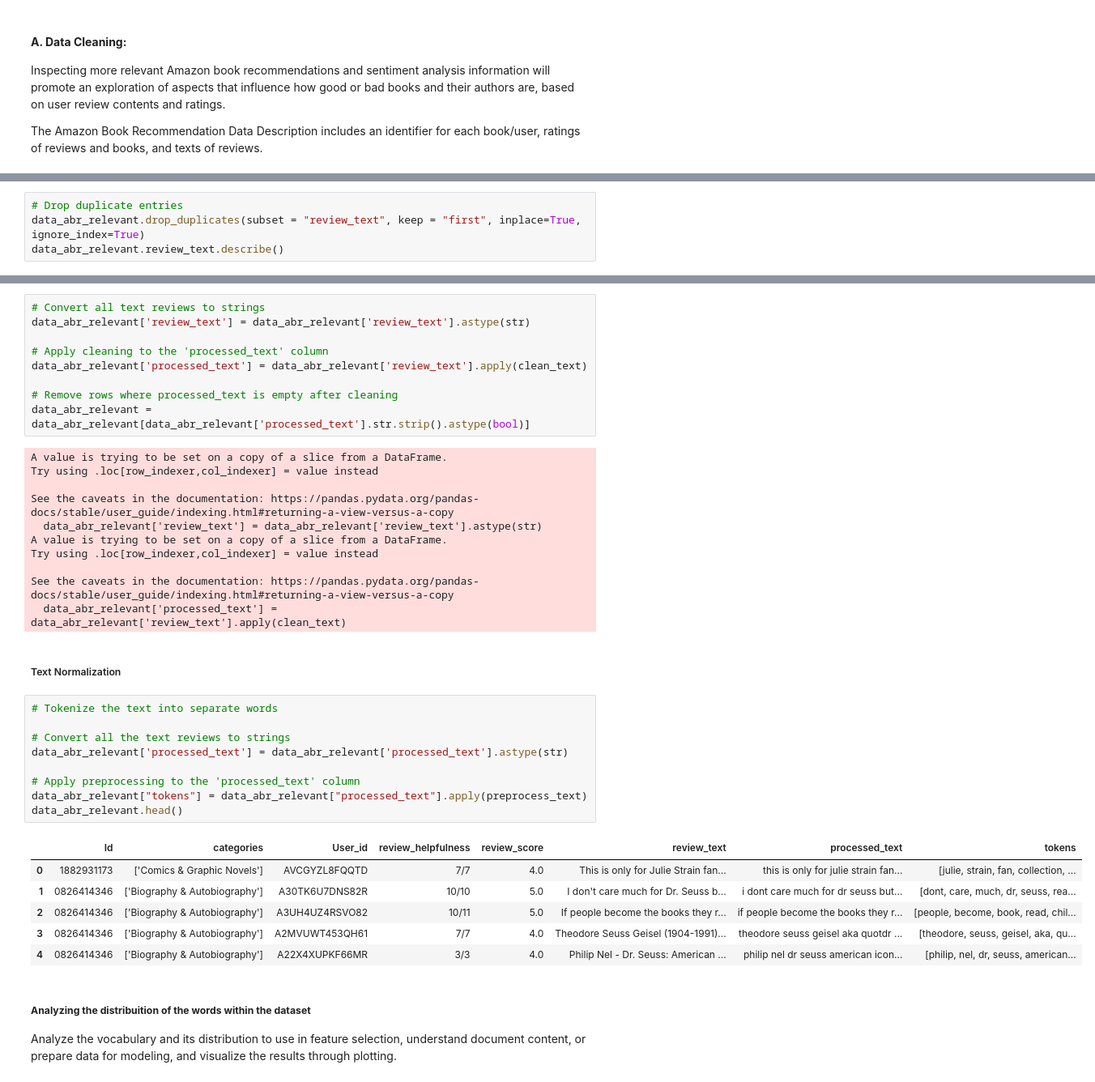
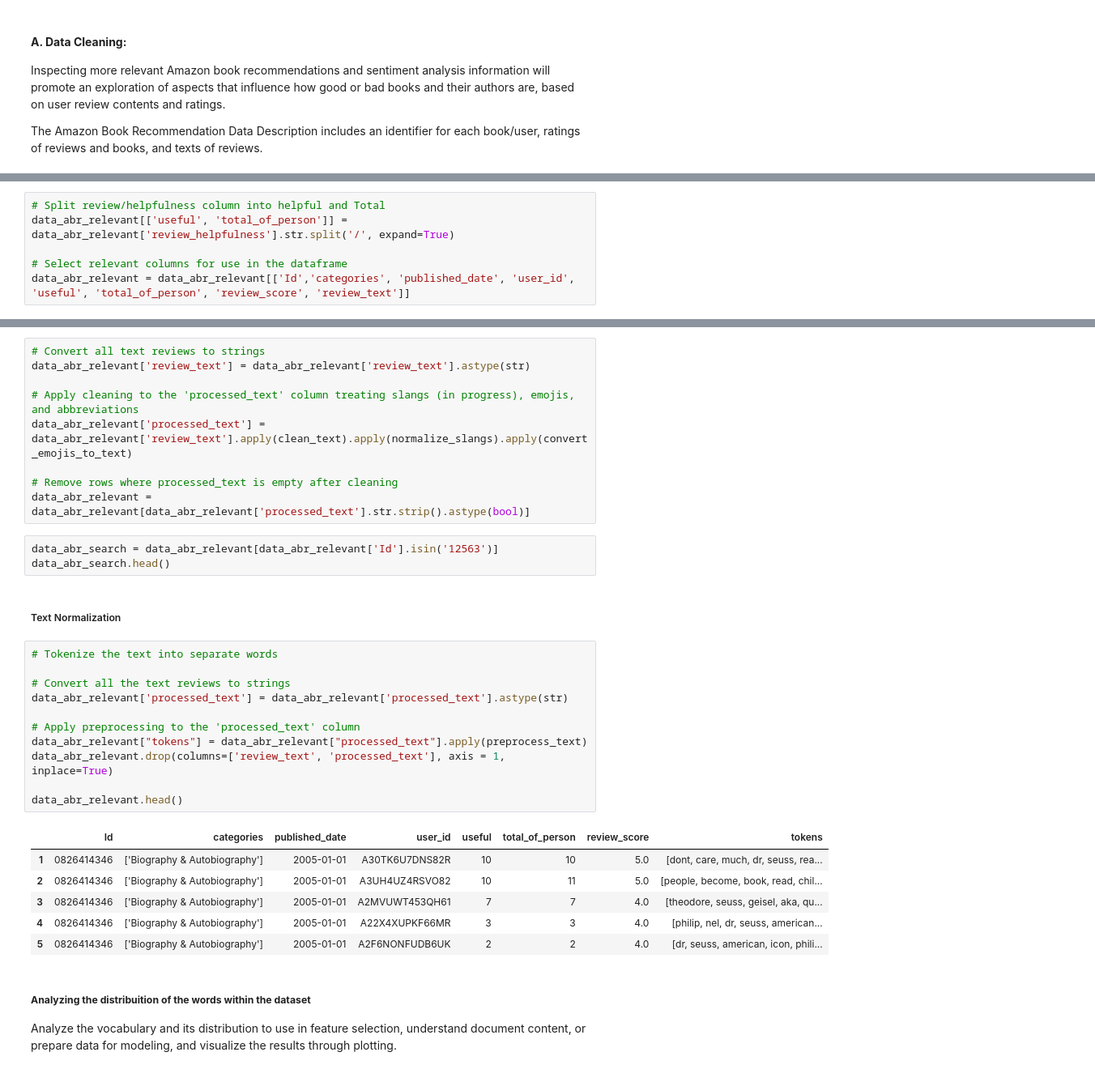
Before and after one commit to AML-2304-NaturalLanguageProcessing/AmazonBooksRecommendation, a Jupyter notebook: notebooks/amazon-books-data-preprocessing.ipynb, the cells around one changed output, grey strips where cells are left out. Shown at 81% size. Drawn from its saved outputs; the diff is of its cells as text.

Commit message:
Update amazon-books-data-preprocessing.ipynb
Adding functions to handle emojis and slangs

```diff
--- a/notebooks/amazon-books-data-preprocessing.ipynb
+++ b/notebooks/amazon-books-data-preprocessing.ipynb
@@ -153,4 +219,0 @@ Name: count, dtype: int64
-# %%
-# Drop duplicate entries
-data_abr_relevant.drop_duplicates(subset = "review_text", keep = "first", inplace=True, ignore_index=True)
-data_abr_relevant.review_text.describe()
@@ -166,0 +220,6 @@ Name: review_text, dtype: object
+# %%
+# Split review/helpfulness column into helpful and Total
+data_abr_relevant[['useful', 'total_of_person']] = data_abr_relevant['review_helpfulness'].str.split('/', expand=True)
+
+# Select relevant columns for use in the dataframe
+data_abr_relevant = data_abr_relevant[['Id','categories', 'published_date', 'user_id', 'useful', 'total_of_person', 'review_score', 'review_text']]
@@ -208,41 +330,35 @@ def preprocess_text(text):
-# %%
-# Convert all text reviews to strings
-data_abr_relevant['review_text'] = data_abr_relevant['review_text'].astype(str)
-
-# Apply cleaning to the 'processed_text' column
-data_abr_relevant['processed_text'] = data_abr_relevant['review_text'].apply(clean_text)
-
-# Remove rows where processed_text is empty after cleaning
-data_abr_relevant = data_abr_relevant[data_abr_relevant['processed_text'].str.strip().astype(bool)]
-# %% [output]
-A value is trying to be set on a copy of a slice from a DataFrame.
-Try using .loc[row_indexer,col_indexer] = value instead
-
-See the caveats in the documentation: https://pandas.pydata.org/pandas-docs/stable/user_guide/indexing.html#returning-a-view-versus-a-copy
-  data_abr_relevant['review_text'] = data_abr_relevant['review_text'].astype(str)
-A value is trying to be set on a copy of a slice from a DataFrame.
-Try using .loc[row_indexer,col_indexer] = value instead
-
-See the caveats in the documentation: https://pandas.pydata.org/pandas-docs/stable/user_guide/indexing.html#returning-a-view-versus-a-copy
-  data_abr_relevant['processed_text'] = data_abr_relevant['review_text'].apply(clean_text)
+# %%
+# Convert all text reviews to strings
+data_abr_relevant['review_text'] = data_abr_relevant['review_text'].astype(str)
+
+# Apply cleaning to the 'processed_text' column treating slangs (in progress), emojis, and abbreviations
+data_abr_relevant['processed_text'] = data_abr_relevant['review_text'].apply(clean_text).apply(normalize_slangs).apply(convert_emojis_to_text)
+
+# Remove rows where processed_text is empty after cleaning
+data_abr_relevant = data_abr_relevant[data_abr_relevant['processed_text'].str.strip().astype(bool)]
+# %%
+data_abr_search = data_abr_relevant[data_abr_relevant['Id'].isin('12563')]
+data_abr_search.head()
 # %% [markdown]
 ##### Text Normalization
 # %%
 # Tokenize the text into separate words
 
 # Convert all the text reviews to strings
 data_abr_relevant['processed_text'] = data_abr_relevant['processed_text'].astype(str)
 
 # Apply preprocessing to the 'processed_text' column
 data_abr_relevant["tokens"] = data_abr_relevant["processed_text"].apply(preprocess_text)
+data_abr_relevant.drop(columns=['review_text', 'processed_text'], axis = 1, inplace=True)
+
 data_abr_relevant.head()
 # %% [output]
-|  | Id | categories | User_id | review_helpfulness | review_score | review_text | processed_text | tokens |
-| 0 | 1882931173 | ['Comics & Graphic Novels'] | AVCGYZL8FQQTD | 7/7 | 4.0 | This is only for Julie Strain fan... | this is only for julie strain fan... | [julie, strain, fan, collection, ... |
-| 1 | 0826414346 | ['Biography & Autobiography'] | A30TK6U7DNS82R | 10/10 | 5.0 | I don't care much for Dr. Seuss b... | i dont care much for dr seuss but... | [dont, care, much, dr, seuss, rea... |
-| 2 | 0826414346 | ['Biography & Autobiography'] | A3UH4UZ4RSVO82 | 10/11 | 5.0 | If people become the books they r... | if people become the books they r... | [people, become, book, read, chil... |
-| 3 | 0826414346 | ['Biography & Autobiography'] | A2MVUWT453QH61 | 7/7 | 4.0 | Theodore Seuss Geisel (1904-1991)... | theodore seuss geisel aka quotdr ... | [theodore, seuss, geisel, aka, qu... |
-| 4 | 0826414346 | ['Biography & Autobiography'] | A22X4XUPKF66MR | 3/3 | 4.0 | Philip Nel - Dr. Seuss: American ... | philip nel dr seuss american icon... | [philip, nel, dr, seuss, american... |
+|  | Id | categories | published_date | user_id | useful | total_of_person | review_score | tokens |
+| 1 | 0826414346 | ['Biography & Autobiography'] | 2005-01-01 | A30TK6U7DNS82R | 10 | 10 | 5.0 | [dont, care, much, dr, seuss, rea... |
+| 2 | 0826414346 | ['Biography & Autobiography'] | 2005-01-01 | A3UH4UZ4RSVO82 | 10 | 11 | 5.0 | [people, become, book, read, chil... |
+| 3 | 0826414346 | ['Biography & Autobiography'] | 2005-01-01 | A2MVUWT453QH61 | 7 | 7 | 4.0 | [theodore, seuss, geisel, aka, qu... |
+| 4 | 0826414346 | ['Biography & Autobiography'] | 2005-01-01 | A22X4XUPKF66MR | 3 | 3 | 4.0 | [philip, nel, dr, seuss, american... |
+| 5 | 0826414346 | ['Biography & Autobiography'] | 2005-01-01 | A2F6NONFUDB6UK | 2 | 2 | 4.0 | [dr, seuss, american, icon, phili... |
 # %% [markdown]
 ##### **Analyzing the distribuition of the words within the dataset**
 
```
Also changed, not shown: parts of 28 cells of this notebook.
